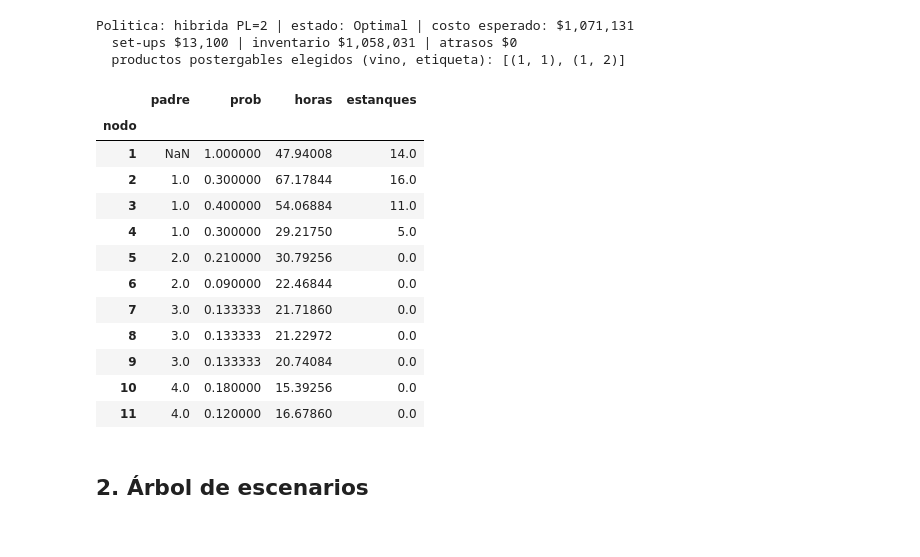
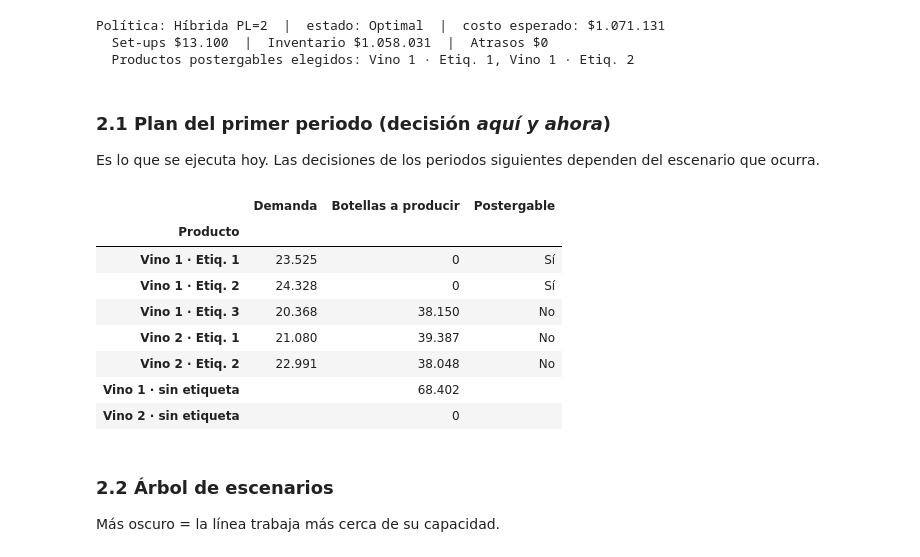
Before and after one commit to vcontreras2/proyecto_capstone, a Jupyter notebook: visualizacion.ipynb, the cells around one changed output. Saved outputs shown, nothing was run; the diff lists cells and outputs as text; code cells hidden in the pictures.

```diff
--- a/visualizacion.ipynb
+++ b/visualizacion.ipynb
@@ -70,26 +89,28 @@ pd.Series(datos.PARAMS, name='valor').to_frame()
 # %%
 res = modelo.resolver(PL=2)
 modelo.resumen(res)
-res['nodos']
 # %% [output]
-Politica: hibrida PL=2 | estado: Optimal | costo esperado: $1,071,131
-  set-ups $13,100 | inventario $1,058,031 | atrasos $0
-  productos postergables elegidos (vino, etiqueta): [(1, 1), (1, 2)]
+Política: Híbrida PL=2  |  estado: Optimal  |  costo esperado: $1.071.131
+  Set-ups $13.100  |  Inventario $1.058.031  |  Atrasos $0
+  Productos postergables elegidos: Vino 1 · Etiq. 1, Vino 1 · Etiq. 2
-|  | padre | prob | horas | estanques |
-| nodo |  |  |  |  |
-| 1 | NaN | 1.000000 | 47.94008 | 14.0 |
-| 2 | 1.0 | 0.300000 | 67.17844 | 16.0 |
-| 3 | 1.0 | 0.400000 | 54.06884 | 11.0 |
-| 4 | 1.0 | 0.300000 | 29.21750 | 5.0 |
-| 5 | 2.0 | 0.210000 | 30.79256 | 0.0 |
-| 6 | 2.0 | 0.090000 | 22.46844 | 0.0 |
-| 7 | 3.0 | 0.133333 | 21.71860 | 0.0 |
-| 8 | 3.0 | 0.133333 | 21.22972 | 0.0 |
-| 9 | 3.0 | 0.133333 | 20.74084 | 0.0 |
-| 10 | 4.0 | 0.180000 | 15.39256 | 0.0 |
-| 11 | 4.0 | 0.120000 | 16.67860 | 0.0 |
+# %% [markdown]
+### 2.1 Plan del primer periodo (decisión *aquí y ahora*)
+Es lo que se ejecuta hoy. Las decisiones de los periodos siguientes dependen del escenario que ocurra.
+# %%
+modelo.tabla_plan_inicial(res)
+# %% [output]
+|  | Demanda | Botellas a producir | Postergable |
+| Producto |  |  |  |
+| Vino 1 · Etiq. 1 | 23.525 | 0 | Sí |
+| Vino 1 · Etiq. 2 | 24.328 | 0 | Sí |
+| Vino 1 · Etiq. 3 | 20.368 | 38.150 | No |
+| Vino 2 · Etiq. 1 | 21.080 | 39.387 | No |
+| Vino 2 · Etiq. 2 | 22.991 | 38.048 | No |
+| Vino 1 · sin etiqueta |  | 68.402 |  |
+| Vino 2 · sin etiqueta |  | 0 |  |
 # %% [markdown]
-## 2. Árbol de escenarios
+### 2.2 Árbol de escenarios
+Más oscuro = la línea trabaja más cerca de su capacidad.
 # %%
 modelo.graficar_arbol(res);
 # %% [output]
```
Also changed, not shown: parts of 30 cells of this notebook, 2 other files.
